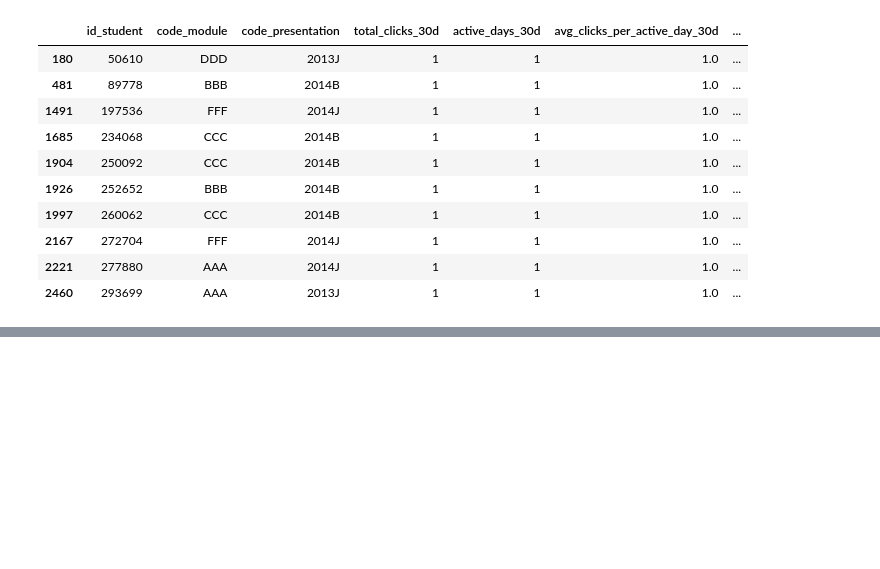
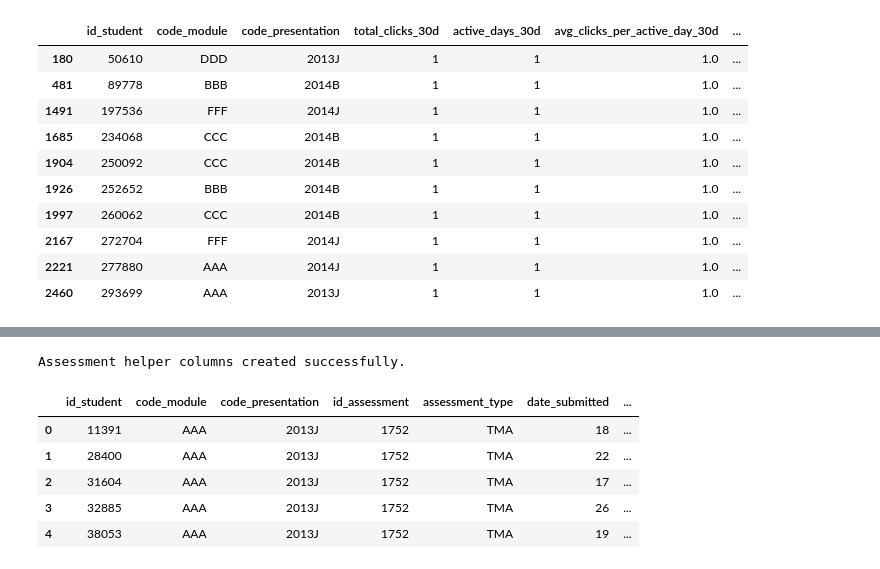
Before and after one commit to futabarentarou/potential-pathway-index, a Jupyter notebook: notebooks/02_early_behavior_features.ipynb, the cells around one changed output, grey strips where cells are left out. Saved outputs shown, nothing was run; the diff lists cells and outputs as text; code cells hidden in the pictures; blank space fills up the shorter version.

```diff
--- a/notebooks/02_early_behavior_features.ipynb
+++ b/notebooks/02_early_behavior_features.ipynb
@@ -350,0 +476,47 @@ early_vle_features.sort_values(
+# %%
+early_assessment_submissions["score_missing"] = (
+    early_assessment_submissions["score"].isnull().astype(int)
+)
+
+early_assessment_submissions["is_late_submission"] = np.where(
+    early_assessment_submissions["assessment_due_date"].notnull()
+    & (early_assessment_submissions["date_submitted"] > early_assessment_submissions["assessment_due_date"]),
+    1,
+    0
+)
+
+early_assessment_submissions["days_late"] = np.where(
+    early_assessment_submissions["assessment_due_date"].notnull(),
+    np.maximum(
+        early_assessment_submissions["date_submitted"]
+        - early_assessment_submissions["assessment_due_date"],
+        0
+    ),
+    0
+)
+
+print("Assessment helper columns created successfully.")
+
+early_assessment_submissions[
+    [
+        "id_student",
+        "code_module",
+        "code_presentation",
+        "id_assessment",
+        "assessment_type",
+        "date_submitted",
+        "assessment_due_date",
+        "score",
+        "score_missing",
+        "is_late_submission",
+        "days_late"
+    ]
+].head()
+# %% [output]
+Assessment helper columns created successfully.
+|  | id_student | code_module | code_presentation | id_assessment | assessment_type | date_submitted | ... |
+| 0 | 11391 | AAA | 2013J | 1752 | TMA | 18 | ... |
+| 1 | 28400 | AAA | 2013J | 1752 | TMA | 22 | ... |
+| 2 | 31604 | AAA | 2013J | 1752 | TMA | 17 | ... |
+| 3 | 32885 | AAA | 2013J | 1752 | TMA | 26 | ... |
+| 4 | 38053 | AAA | 2013J | 1752 | TMA | 19 | ... |
```
Also changed, not shown: parts of 10 cells of this notebook.
